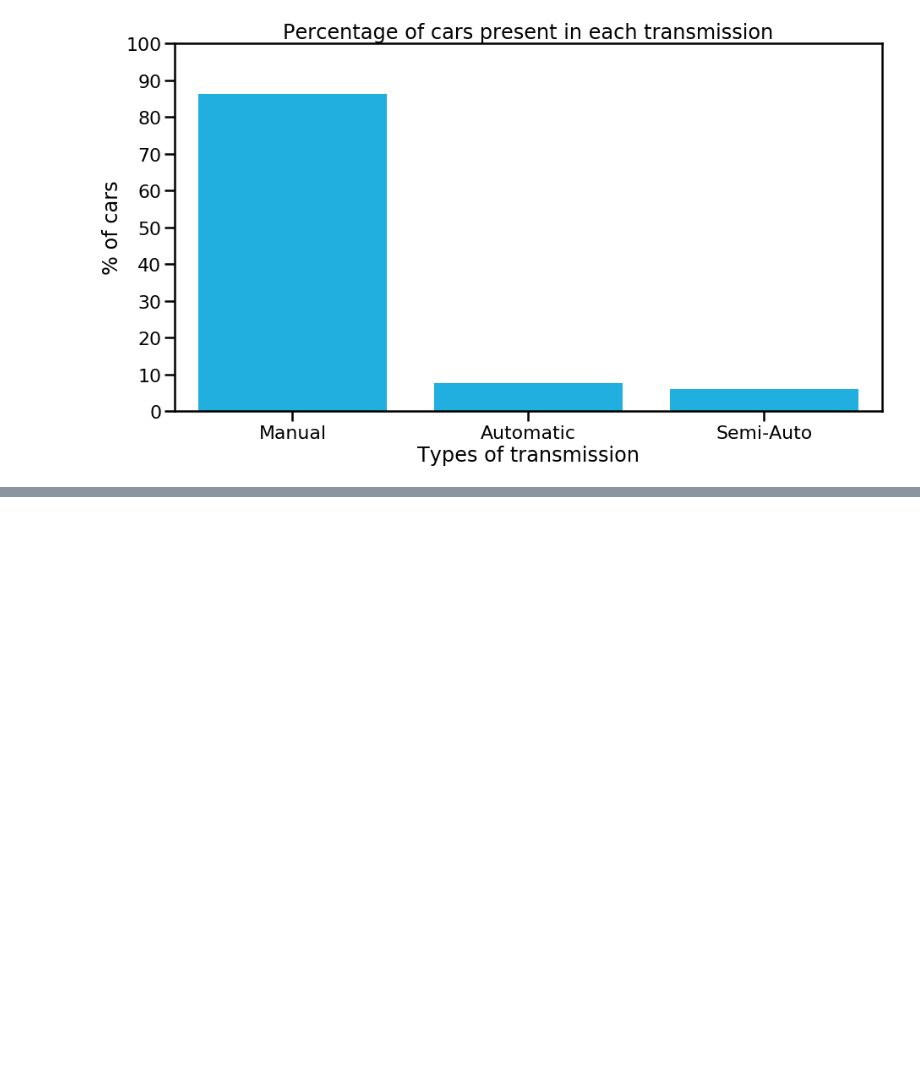
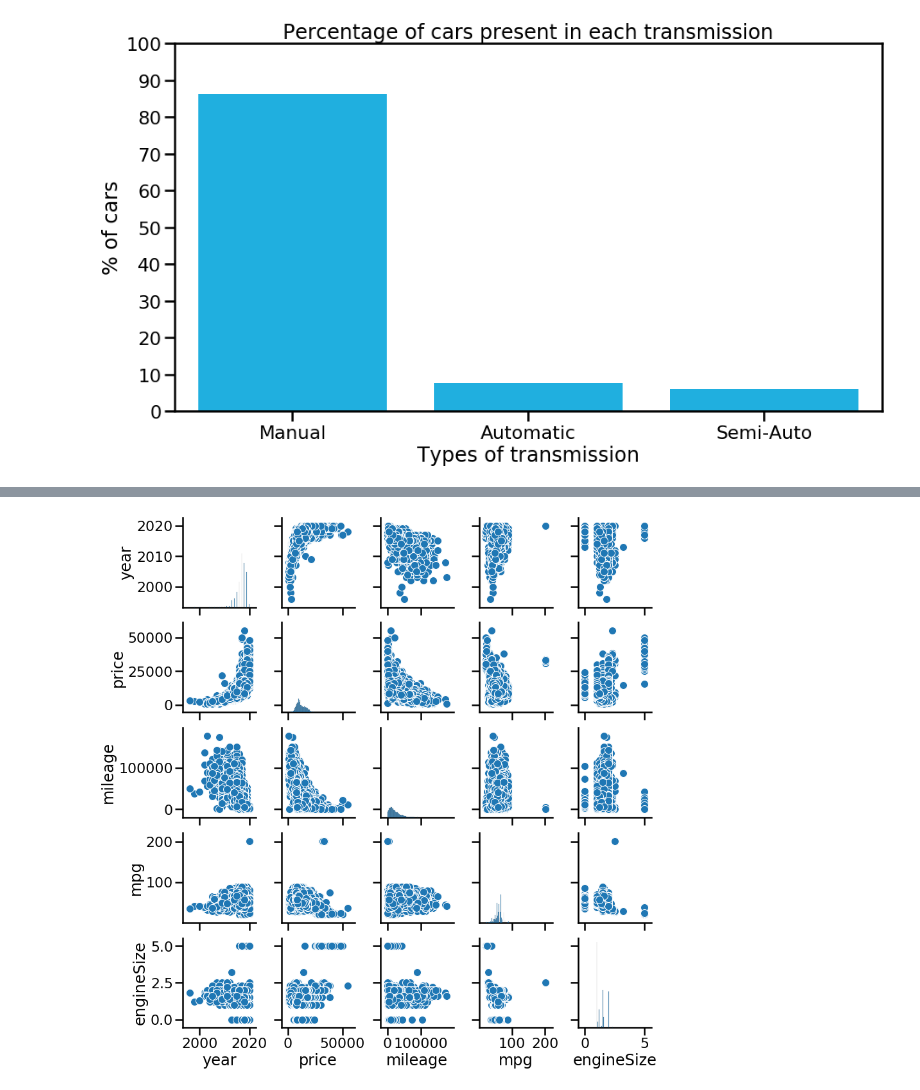
Before and after one commit to Mahmudul-UD/Used_Cars_Analysis, a Jupyter notebook: ford_used_car_analysis.ipynb, the cells around one changed output, grey strips where cells are left out. Cells and saved outputs as stored; diff of their text form; code cells hidden in the pictures; blank space fills up the shorter version.

```diff
--- a/ford_used_car_analysis.ipynb
+++ b/ford_used_car_analysis.ipynb
@@ -257,0 +368,5 @@ plt.show()
+# %%
+sns.pairplot(df)
+plt.show()
+# %% [output]
+[figure, added]
```
Also changed, not shown: parts of 14 cells of this notebook.
